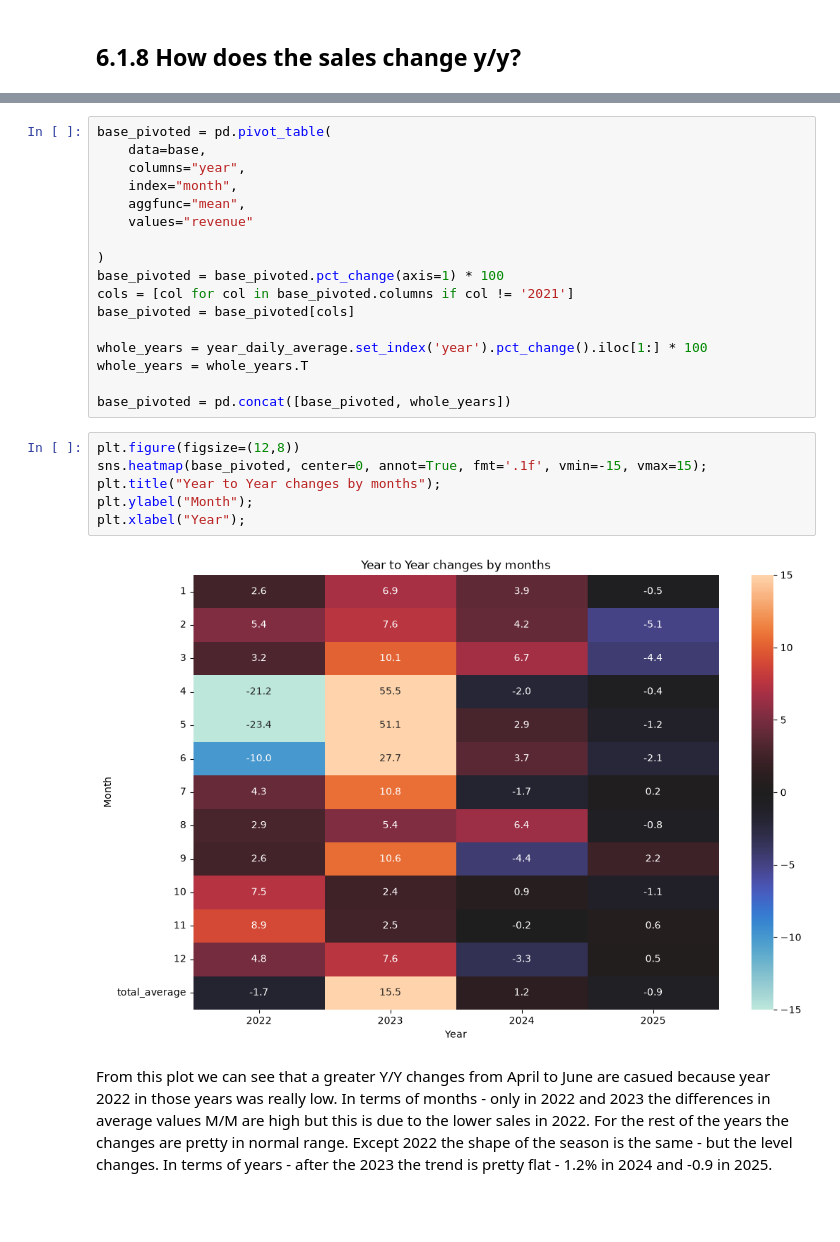
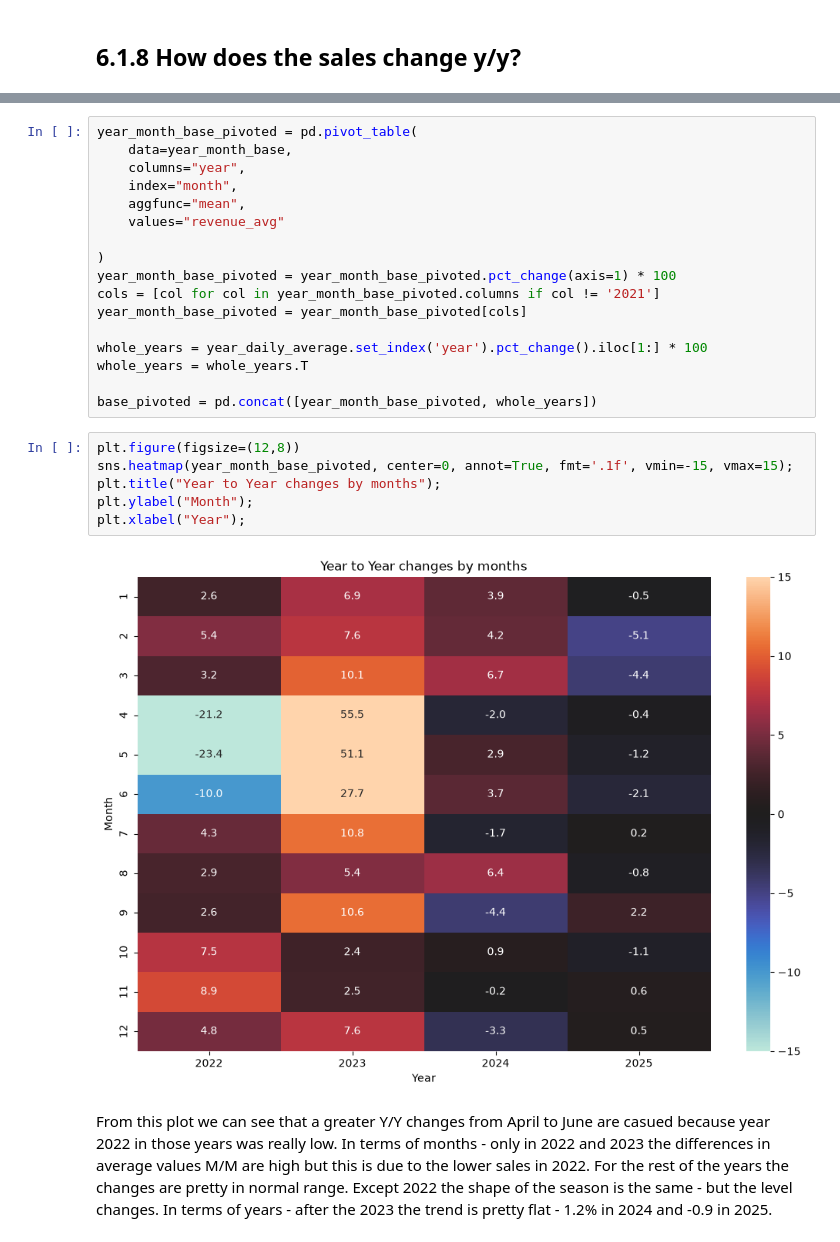
Before and after one commit to Grzegosh/sku_prediction, a Jupyter notebook: EDA.ipynb, the cells around one changed output, grey strips where cells are left out. Saved outputs shown, nothing was run; the diff lists cells and outputs as text; blank space fills up the shorter version.

```diff
--- a/EDA.ipynb
+++ b/EDA.ipynb
@@ -401,28 +452,28 @@ Weekly pattern is approximately the same in all of the monts (variations up to 5
 # %%
-base_pivoted = pd.pivot_table(
-    data=base,
+year_month_base_pivoted = pd.pivot_table(
+    data=year_month_base,
     columns="year",
     index="month",
     aggfunc="mean",
-    values="revenue"
+    values="revenue_avg"
 
 )
-base_pivoted = base_pivoted.pct_change(axis=1) * 100
-cols = [col for col in base_pivoted.columns if col != '2021']
-base_pivoted = base_pivoted[cols]
+year_month_base_pivoted = year_month_base_pivoted.pct_change(axis=1) * 100
+cols = [col for col in year_month_base_pivoted.columns if col != '2021']
+year_month_base_pivoted = year_month_base_pivoted[cols]
 
 whole_years = year_daily_average.set_index('year').pct_change().iloc[1:] * 100
 whole_years = whole_years.T
 
-base_pivoted = pd.concat([base_pivoted, whole_years])
+base_pivoted = pd.concat([year_month_base_pivoted, whole_years])
 # %%
 plt.figure(figsize=(12,8))
-sns.heatmap(base_pivoted, center=0, annot=True, fmt='.1f', vmin=-15, vmax=15);
+sns.heatmap(year_month_base_pivoted, center=0, annot=True, fmt='.1f', vmin=-15, vmax=15);
 plt.title("Year to Year changes by months");
 plt.ylabel("Month");
 plt.xlabel("Year");
 # %% [output]
-[figure, old version]
+[figure, new version]
 # %% [markdown]
 From this plot we can see that a greater Y/Y changes from April to June are casued because year 2022 in those years was really low.
 In terms of months - only in 2022 and 2023 the differences in average values M/M are high but this is due to the lower sales in 2022. For the rest of the years the changes are pretty in normal range. Except 2022 the shape of the season is the same - but the level changes.
```
Also changed, not shown: parts of 10 cells of this notebook, 1 other file.
